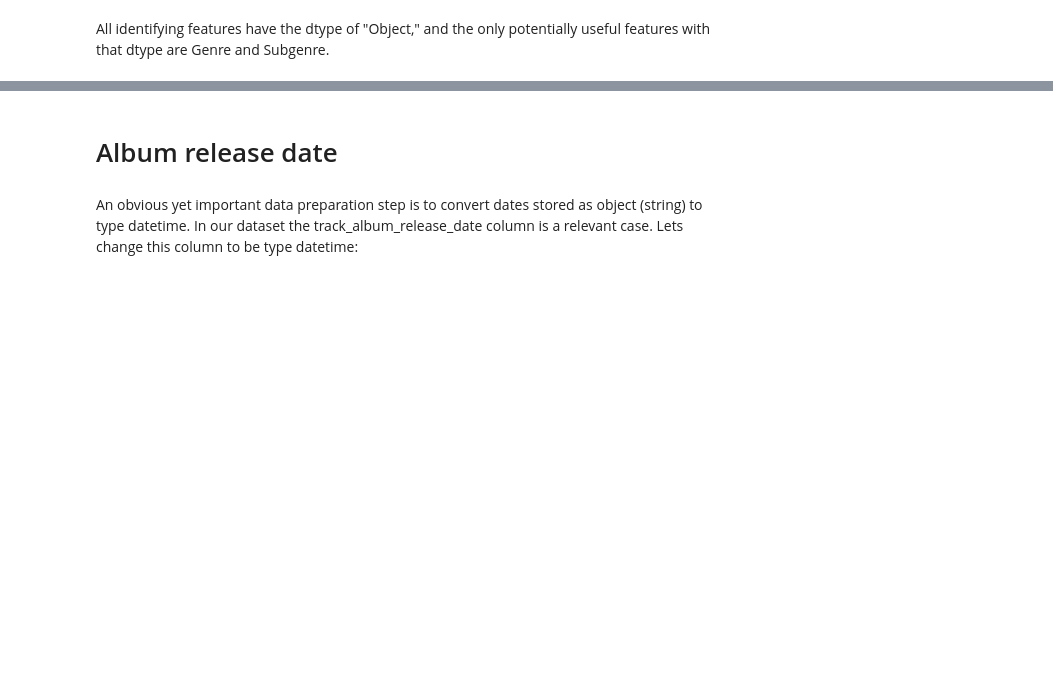
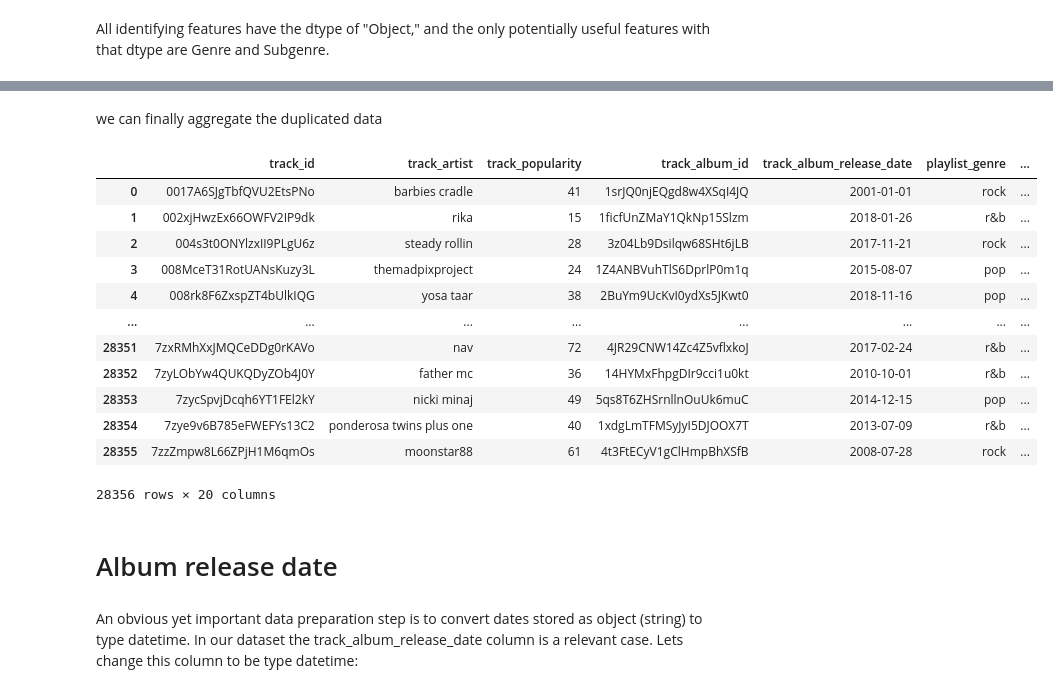
Before and after one commit to elish2605/project-ML, a Jupyter notebook: Data Preperation.ipynb, the cells around one changed output, grey strips where cells are left out. Saved outputs shown, nothing was run; the diff lists cells and outputs as text; code cells hidden in the pictures; blank space fills up the shorter version.

```diff
--- a/Data Preperation.ipynb
+++ b/Data Preperation.ipynb
@@ -480,3 +499,23 @@ df1
+# %% [markdown]
+we can finally aggregate the duplicated data
+# %%
+
+df1 = df1.groupby('track_id', as_index=False).max()
+df1
+# %% [output]
+|  | track_id | track_artist | track_popularity | track_album_id | track_album_release_date | playlist_genre | ... |
+| 0 | 0017A6SJgTbfQVU2EtsPNo | barbies cradle | 41 | 1srJQ0njEQgd8w4XSqI4JQ | 2001-01-01 | rock | ... |
+| 1 | 002xjHwzEx66OWFV2IP9dk | rika | 15 | 1ficfUnZMaY1QkNp15Slzm | 2018-01-26 | r&b | ... |
+| 2 | 004s3t0ONYlzxII9PLgU6z | steady rollin | 28 | 3z04Lb9Dsilqw68SHt6jLB | 2017-11-21 | rock | ... |
+| 3 | 008MceT31RotUANsKuzy3L | themadpixproject | 24 | 1Z4ANBVuhTlS6DprlP0m1q | 2015-08-07 | pop | ... |
+| 4 | 008rk8F6ZxspZT4bUlkIQG | yosa taar | 38 | 2BuYm9UcKvI0ydXs5JKwt0 | 2018-11-16 | pop | ... |
+| ... | ... | ... | ... | ... | ... | ... | ... |
+| 28351 | 7zxRMhXxJMQCeDDg0rKAVo | nav | 72 | 4JR29CNW14Zc4Z5vflxkoJ | 2017-02-24 | r&b | ... |
+| 28352 | 7zyLObYw4QUKQDyZOb4J0Y | father mc | 36 | 14HYMxFhpgDIr9cci1u0kt | 2010-10-01 | r&b | ... |
+| 28353 | 7zycSpvjDcqh6YT1FEl2kY | nicki minaj | 49 | 5qs8T6ZHSrnllnOuUk6muC | 2014-12-15 | pop | ... |
+| 28354 | 7zye9v6B785eFWEFYs13C2 | ponderosa twins plus one | 40 | 1xdgLmTFMSyJyI5DJOOX7T | 2013-07-09 | r&b | ... |
+| 28355 | 7zzZmpw8L66ZPjH1M6qmOs | moonstar88 | 61 | 4t3FtECyV1gClHmpBhXSfB | 2008-07-28 | rock | ... |
+28356 rows × 20 columns
 # %% [markdown]
 # Album release date
 # %% [markdown]
```
Also changed, not shown: parts of 32 cells of this notebook.
